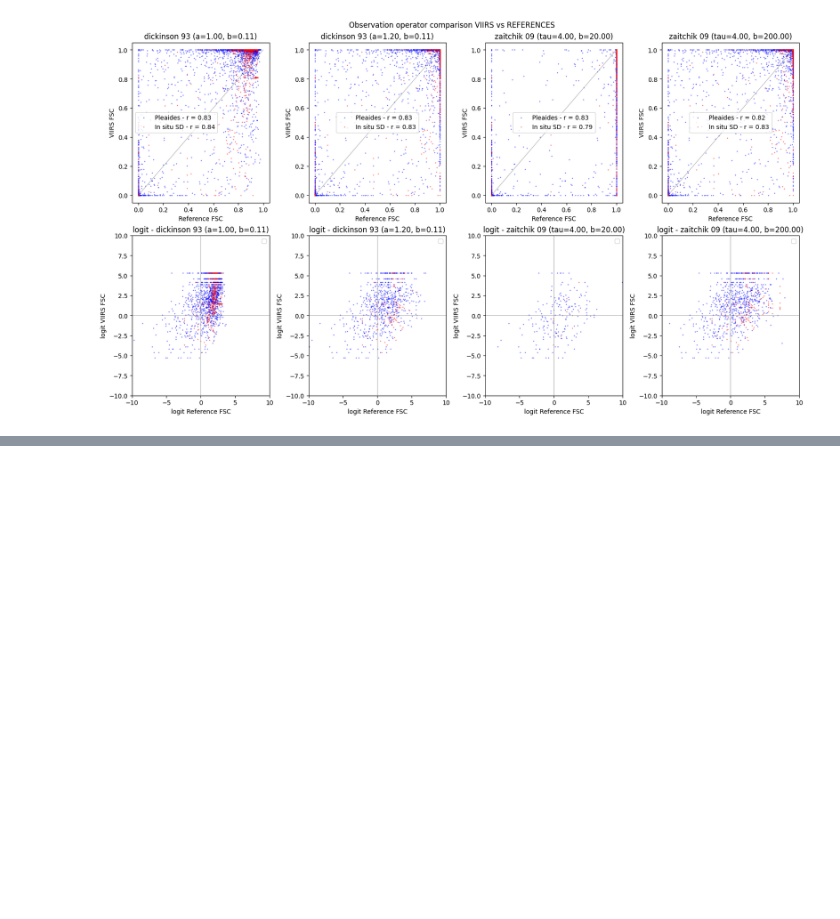
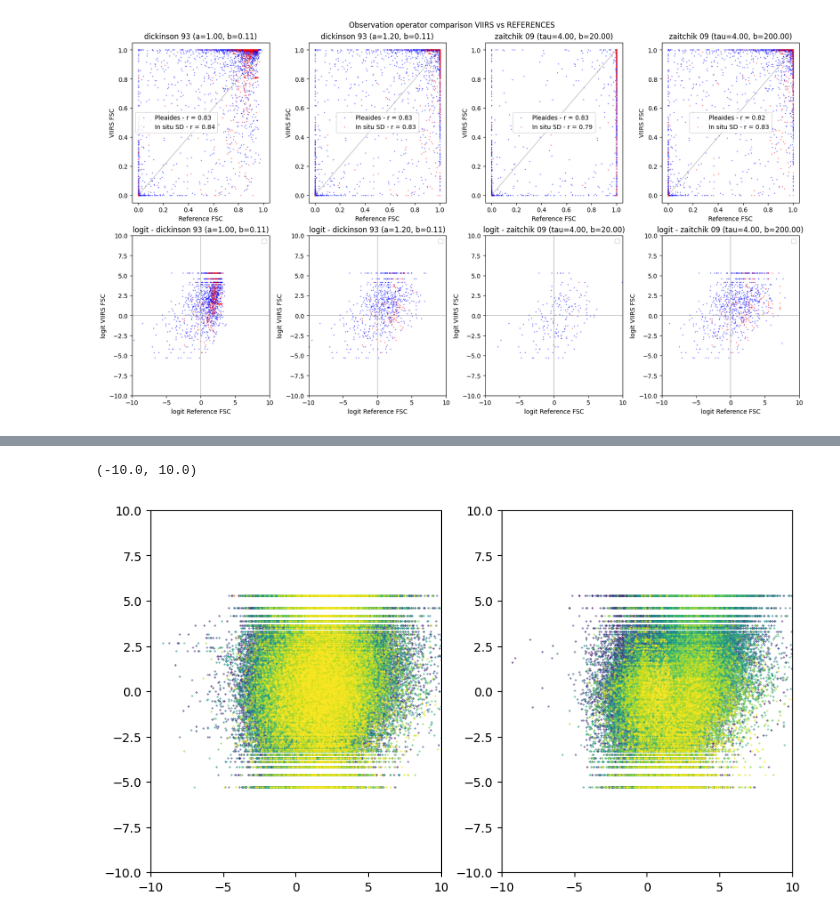
Before and after one commit to nicolaimpe/edelassim, a Jupyter notebook: notebooks/edelweiss_vs_viirs.ipynb, the cells around one changed output, grey strips where cells are left out. Saved outputs shown, nothing was run; the diff lists cells and outputs as text; code cells hidden in the pictures; blank space fills up the shorter version.

```diff
--- a/notebooks/edelweiss_vs_viirs.ipynb
+++ b/notebooks/edelweiss_vs_viirs.ipynb
@@ -486,0 +521,13 @@ MergeError: unable to determine if these variables should be coordinates or not
+# %%
+# slope
+fig, ax = plt.subplots(1, 2, figsize=(8, 4.5), constrained_layout=True)
+
+scatter_fsc_logit(ds=viirs_edel_ds.where((slope_map > 30)), axes=ax[0])
+scatter_fsc_logit(ds=viirs_edel_ds.where(slope_map < 10), axes=ax[1])
+ax[0].set_xlim(-10, 10)
+ax[0].set_ylim(-10, 10)
+ax[1].set_xlim(-10, 10)
+ax[1].set_ylim(-10, 10)
+# %% [output]
+(-10.0, 10.0)
+[figure, added]
```
Also changed, not shown: parts of 10 cells of this notebook, 4 other files.
